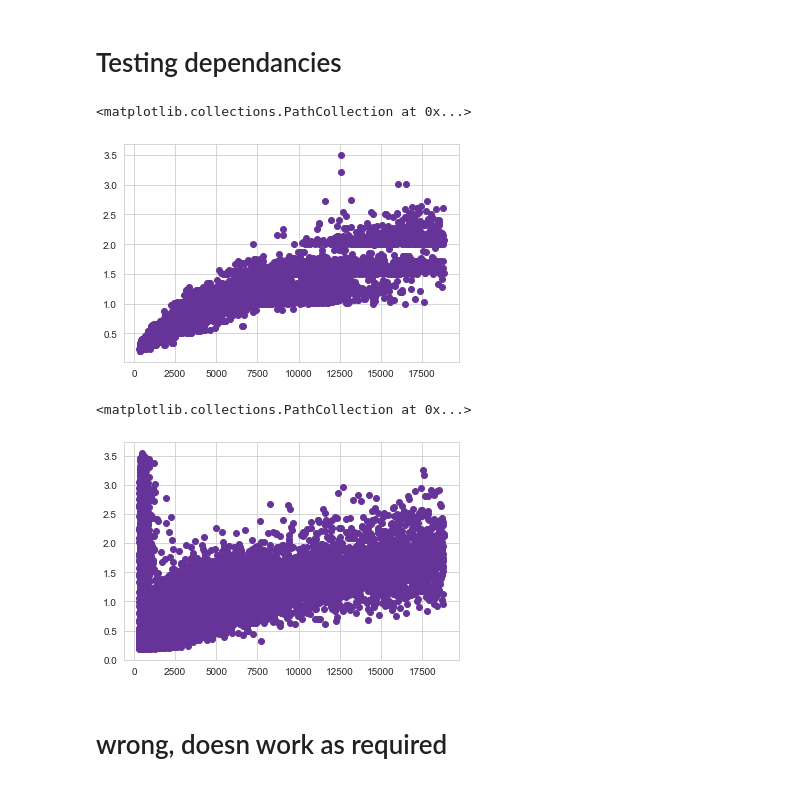
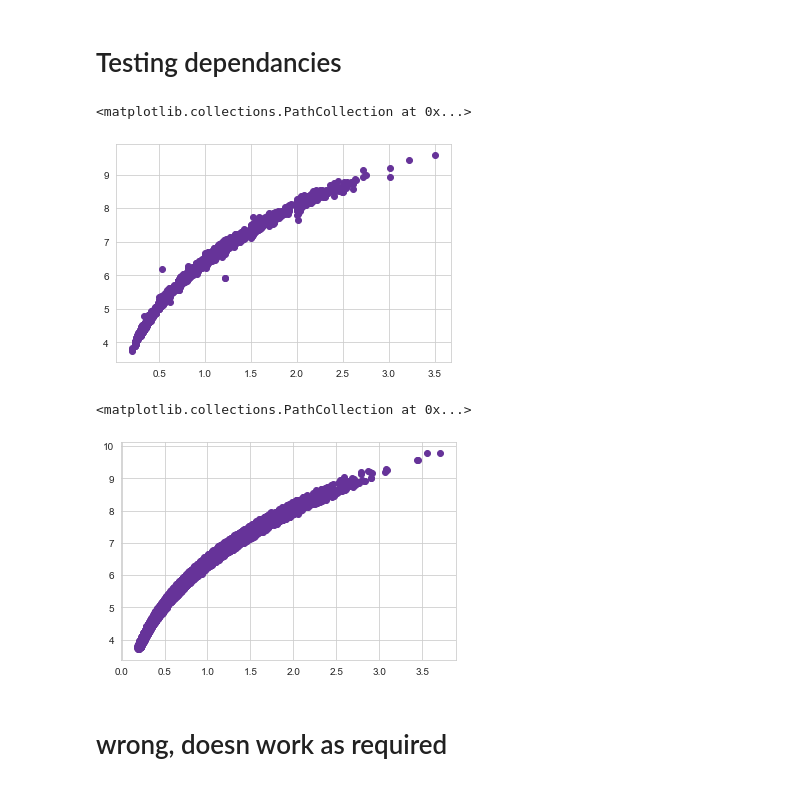
Before and after one commit to JuliaMal/ProgDA_Project2, a Jupyter notebook: Project2.ipynb, the cells around one changed output. Drawn from its saved outputs; the diff is of its cells as text; code cells hidden in the pictures.

```diff
--- a/Project2.ipynb
+++ b/Project2.ipynb
@@ -190,7 +198,7 @@ plt.show()
 # %% [markdown]
 Based on the graph, we are ok to take the best fit line to simulate the diamond length values. We will be using formula of the best fit line and adding some random numbers from **random.uniform** distribution
 # %%
-s_length = (-2.36435806 + 1.03049703 * np.log(s_price)) + np.random.normal(0.0, 0.6, s_price.size)
+s_length = (-2.36435806 + 1.03049703 * np.log(s_price)) + np.random.normal(0.0, 0.7, s_price.size)
 # %% [markdown]
 Let's check the minimum and maximum values we got in our simulted lenght:
 # %%
@@ -220,6 +227,8 @@ Therefore we will add the boudaries by putting the folowing rule in place:
+# %%
+s_length[s_length<3.76] = np.random.normal(4, 0.1, len(s_length[s_length<3.76]))
 # %%
-s_length[s_length<3.76] = np.random.uniform(3.76, 9.65, len(s_length[s_length<3.76]))
-s_length[s_length>9.65] = np.random.uniform(3.76, 9.65, len(s_length[s_length>9.65]))
+# s_length[s_length<3.76] = np.random.uniform(3.76, 9.65, len(s_length[s_length<3.76]))
+# s_length[s_length>9.65] = np.random.uniform(3.76, 9.65, len(s_length[s_length>9.65]))
 # %% [markdown]
 Let's check the min and max again:
 # %%
@@ -265,7 +352,7 @@ sns.regplot('width', 'length', data=df, color="rebeccapurple")
 # %% [markdown]
 From the graph above we can clearly see the positive linear correlation between length and width. The way *the best fit line* fits the model, we can tell that the width is equal the length (as the graph shows that y = x). In this case we will simulate the width data by taking simulated length and adding some small random numbers from **random.normal** distribution.
 # %%
-s_width = s_length + np.random.normal(0.0, 0.03, s_length.size)
+s_width = s_length + np.random.normal(0.0, 0.01, s_length.size)
 # %% [markdown]
 Let's calculate the min, max, mean and standard deviation of the simulated width.
 # %%
@@ -465,15 +547,15 @@ Comparing min, max, mean and standard deviation of the simulated carats versus i
 # %% [markdown]
 # Testing dependancies
 # %%
-plt.scatter(df['price'], df['carat'], color="rebeccapurple")
+plt.scatter(df['carat'], df['width'], color="rebeccapurple")
 # %% [output]
 <matplotlib.collections.PathCollection at 0x...>
-[figure, old version]
+[figure, new version]
 # %%
-plt.scatter(s_price, s_carat, color="rebeccapurple")
+plt.scatter(s_carat, s_width, color="rebeccapurple")
 # %% [output]
 <matplotlib.collections.PathCollection at 0x...>
-[figure, old version]
+[figure, new version]
 # %% [markdown]
 # wrong, doesn work as required
 # %%
```
Also changed, not shown: parts of 61 cells of this notebook.
